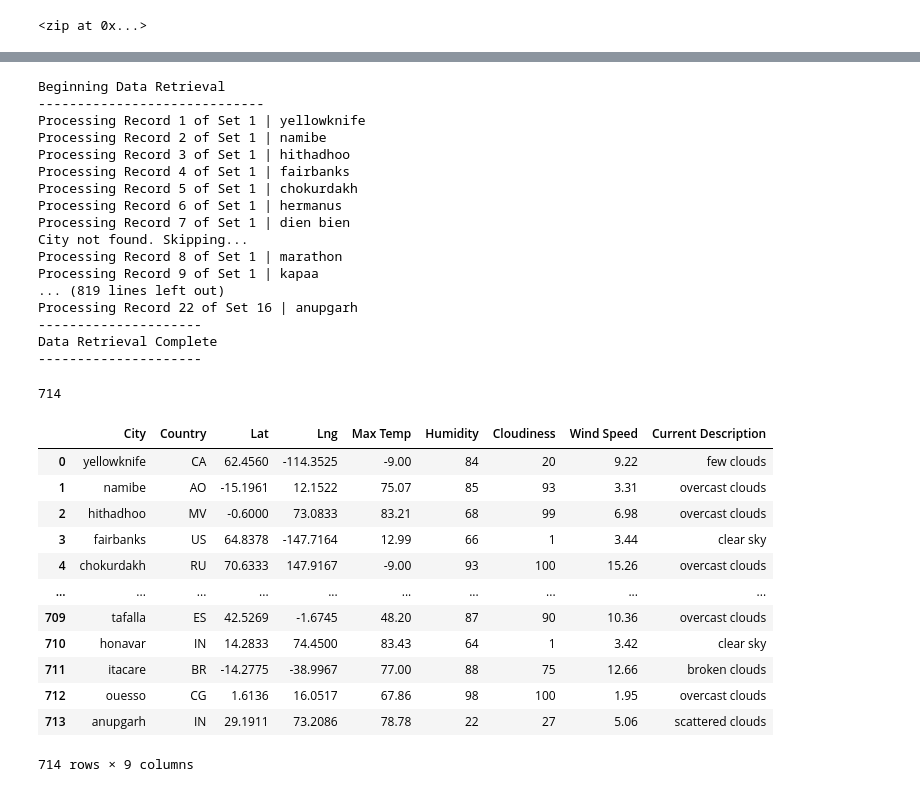
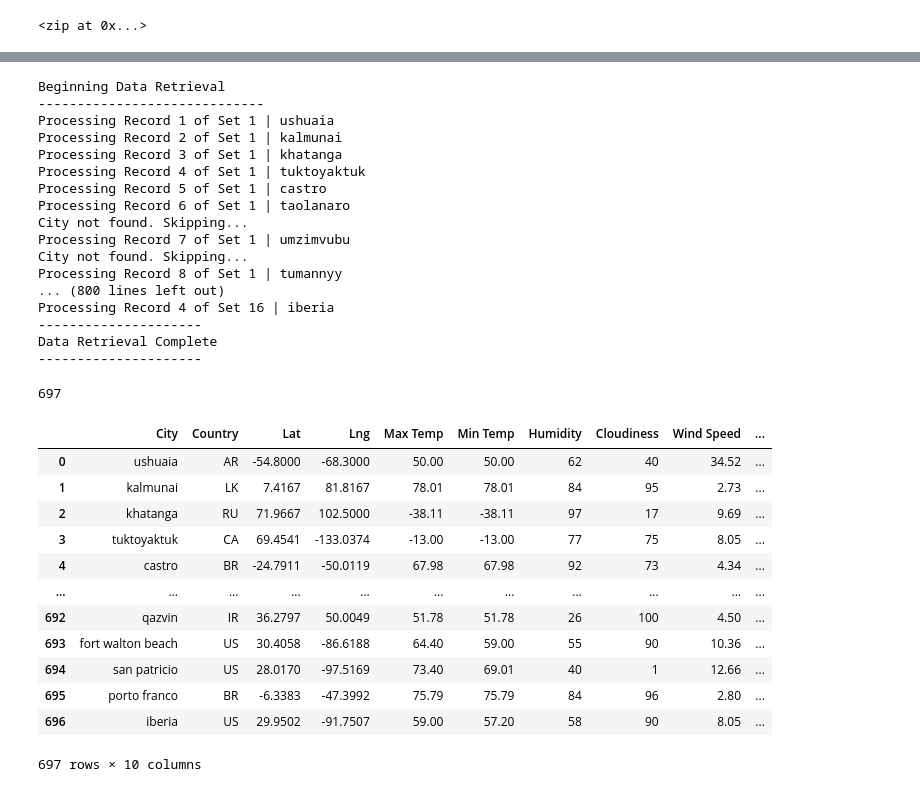
Before and after one commit to giuliatasca103/World_Weather_Analysis, a Jupyter notebook: Weather_Database/Weather_Database.ipynb, the cells around one changed output, grey strips where cells are left out. Drawn from its saved outputs; the diff is of its cells as text; code cells hidden in the pictures.

```diff
--- a/Weather_Database/Weather_Database.ipynb
+++ b/Weather_Database/Weather_Database.ipynb
@@ -71,6 +92,7 @@ for i, city in enumerate(cities):
         city_lat = city_w['coord']['lat']
         city_lng = city_w['coord']['lon']
         city_max_temp = city_w['main']['temp_max']
+        city_min_temp = city_w['main']['temp_min']
         city_humid = city_w['main']['humidity']
         city_cloud = city_w['clouds']['all']
         city_speed = city_w['wind']['speed']
@@ -81,6 +103,7 @@ for i, city in enumerate(cities):
                        "Lat": city_lat,
                        "Lng": city_lng,
                        "Max Temp": city_max_temp,
+                       "Min Temp": city_min_temp,
                        "Humidity": city_humid,
                        "Cloudiness": city_cloud,
                        "Wind Speed": city_speed,
@@ -97,45 +120,45 @@ print("---------------------")
 # %% [output]
 Beginning Data Retrieval
 -----------------------------
-Processing Record 1 of Set 1 | yellowknife
-Processing Record 2 of Set 1 | namibe
-Processing Record 3 of Set 1 | hithadhoo
-Processing Record 4 of Set 1 | fairbanks
-Processing Record 5 of Set 1 | chokurdakh
-Processing Record 6 of Set 1 | hermanus
-Processing Record 7 of Set 1 | dien bien
+Processing Record 1 of Set 1 | ushuaia
+Processing Record 2 of Set 1 | kalmunai
+Processing Record 3 of Set 1 | khatanga
+Processing Record 4 of Set 1 | tuktoyaktuk
+Processing Record 5 of Set 1 | castro
+Processing Record 6 of Set 1 | taolanaro
 City not found. Skipping...
-Processing Record 8 of Set 1 | marathon
-Processing Record 9 of Set 1 | kapaa
-... (819 lines left out)
-Processing Record 22 of Set 16 | anupgarh
+Processing Record 7 of Set 1 | umzimvubu
+City not found. Skipping...
+Processing Record 8 of Set 1 | tumannyy
+... (800 lines left out)
+Processing Record 4 of Set 16 | iberia
 ---------------------
 Data Retrieval Complete
 ---------------------
 # %%
 len(city_d)
 # %% [output]
-714
+697
 # %%
 city_data_df = pd.DataFrame(city_d)
 # %%
-new_order = ["City", "Country", "Lat", "Lng", "Max Temp", "Humidity", "Cloudiness", "Wind Speed", "Current Description"]
+new_order = ["City", "Country", "Lat", "Lng", "Max Temp", "Min Temp", "Humidity", "Cloudiness", "Wind Speed", "Current Description"]
 city_data_df = city_data_df[new_order]
 city_data_df
 # %% [output]
-|  | City | Country | Lat | Lng | Max Temp | Humidity | Cloudiness | Wind Speed | Current Description |
-| 0 | yellowknife | CA | 62.4560 | -114.3525 | -9.00 | 84 | 20 | 9.22 | few clouds |
-| 1 | namibe | AO | -15.1961 | 12.1522 | 75.07 | 85 | 93 | 3.31 | overcast clouds |
-| 2 | hithadhoo | MV | -0.6000 | 73.0833 | 83.21 | 68 | 99 | 6.98 | overcast clouds |
-| 3 | fairbanks | US | 64.8378 | -147.7164 | 12.99 | 66 | 1 | 3.44 | clear sky |
-| 4 | chokurdakh | RU | 70.6333 | 147.9167 | -9.00 | 93 | 100 | 15.26 | overcast clouds |
-| ... | ... | ... | ... | ... | ... | ... | ... | ... | ... |
-| 709 | tafalla | ES | 42.5269 | -1.6745 | 48.20 | 87 | 90 | 10.36 | overcast clouds |
-| 710 | honavar | IN | 14.2833 | 74.4500 | 83.43 | 64 | 1 | 3.42 | clear sky |
-| 711 | itacare | BR | -14.2775 | -38.9967 | 77.00 | 88 | 75 | 12.66 | broken clouds |
-| 712 | ouesso | CG | 1.6136 | 16.0517 | 67.86 | 98 | 100 | 1.95 | overcast clouds |
-| 713 | anupgarh | IN | 29.1911 | 73.2086 | 78.78 | 22 | 27 | 5.06 | scattered clouds |
+|  | City | Country | Lat | Lng | Max Temp | Min Temp | Humidity | Cloudiness | Wind Speed | ... |
+| 0 | ushuaia | AR | -54.8000 | -68.3000 | 50.00 | 50.00 | 62 | 40 | 34.52 | ... |
+| 1 | kalmunai | LK | 7.4167 | 81.8167 | 78.01 | 78.01 | 84 | 95 | 2.73 | ... |
+| 2 | khatanga | RU | 71.9667 | 102.5000 | -38.11 | -38.11 | 97 | 17 | 9.69 | ... |
+| 3 | tuktoyaktuk | CA | 69.4541 | -133.0374 | -13.00 | -13.00 | 77 | 75 | 8.05 | ... |
+| 4 | castro | BR | -24.7911 | -50.0119 | 67.98 | 67.98 | 92 | 73 | 4.34 | ... |
+| ... | ... | ... | ... | ... | ... | ... | ... | ... | ... | ... |
+| 692 | qazvin | IR | 36.2797 | 50.0049 | 51.78 | 51.78 | 26 | 100 | 4.50 | ... |
+| 693 | fort walton beach | US | 30.4058 | -86.6188 | 64.40 | 59.00 | 55 | 90 | 10.36 | ... |
+| 694 | san patricio | US | 28.0170 | -97.5169 | 73.40 | 69.01 | 40 | 1 | 12.66 | ... |
+| 695 | porto franco | BR | -6.3383 | -47.3992 | 75.79 | 75.79 | 84 | 96 | 2.80 | ... |
+| 696 | iberia | US | 29.9502 | -91.7507 | 59.00 | 57.20 | 58 | 90 | 8.05 | ... |
-714 rows × 9 columns
+697 rows × 10 columns
 # %%
 # Create the output file (CSV).
 output_data_file = "WeatherPy_Database.csv"
```
Also changed, not shown: parts of 2 cells of this notebook, 10 other files.
